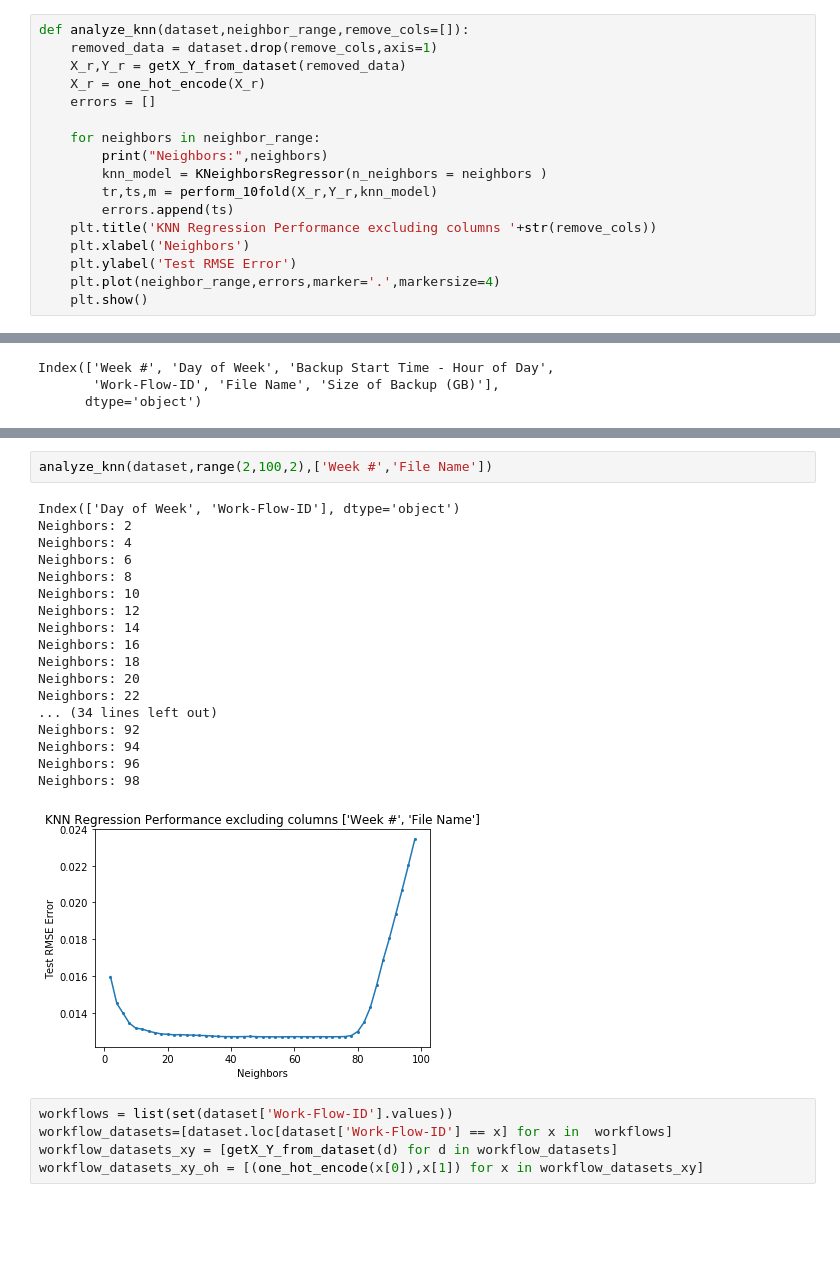
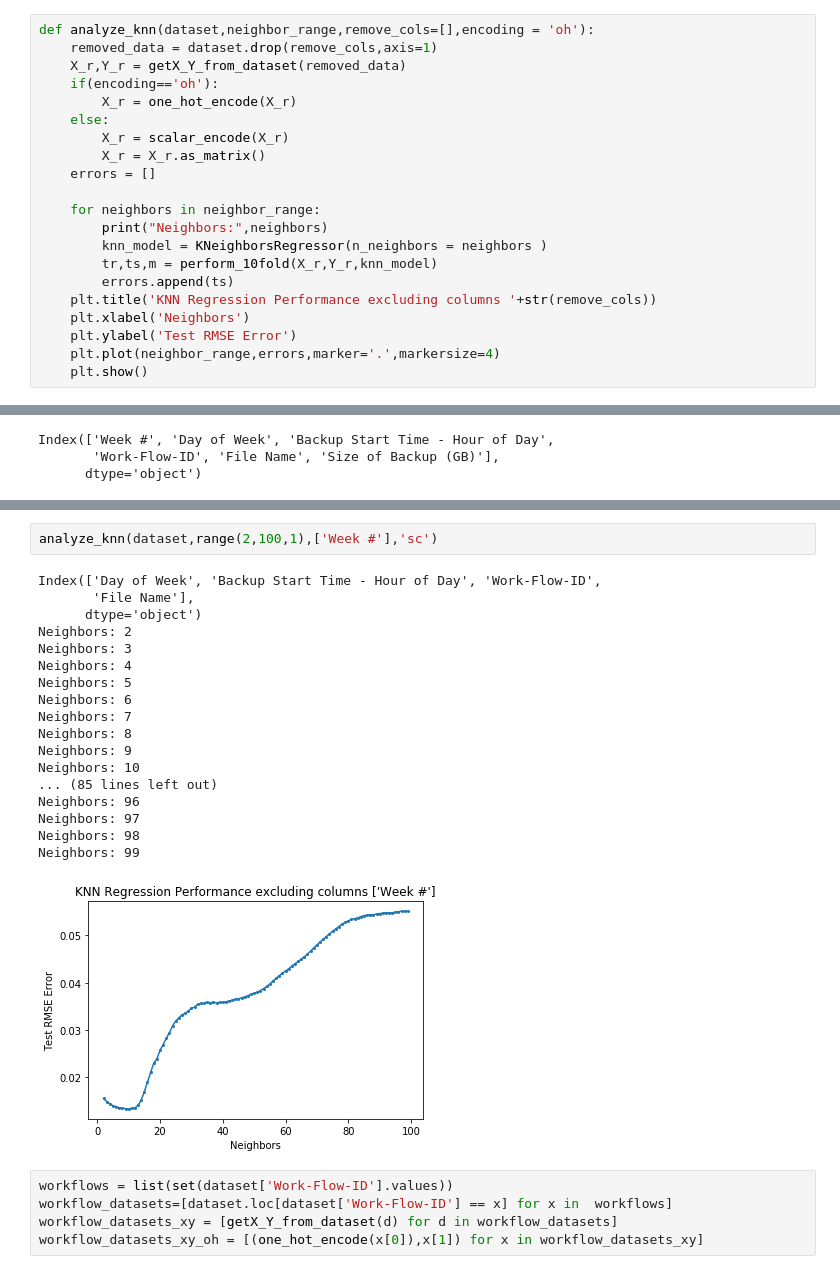
Before and after one commit to TSatyaVasanthReddy/RegressionAnalysis, a Jupyter notebook: code_satya.ipynb, the cells around one changed output, grey strips where cells are left out. Saved outputs shown, nothing was run; the diff lists cells and outputs as text; blank space fills up the shorter version.

```diff
--- a/code_satya.ipynb
+++ b/code_satya.ipynb
@@ -197,10 +154,14 @@ Index(['Week #', 'Day of Week', 'Backup Start Time - Hour of Day',
        'Work-Flow-ID', 'File Name', 'Size of Backup (GB)'],
       dtype='object')
 # %%
-def analyze_knn(dataset,neighbor_range,remove_cols=[]):
+def analyze_knn(dataset,neighbor_range,remove_cols=[],encoding = 'oh'):
     removed_data = dataset.drop(remove_cols,axis=1)
     X_r,Y_r = getX_Y_from_dataset(removed_data)
-    X_r = one_hot_encode(X_r)
+    if(encoding=='oh'):
+        X_r = one_hot_encode(X_r)
+    else:
+        X_r = scalar_encode(X_r)
+        X_r = X_r.as_matrix()
     errors = []
 
     for neighbors in neighbor_range:
@@ -243,24 +309,24 @@ Index(['Week #', 'Day of Week', 'Backup Start Time - Hour of Day',
 # %%
-analyze_knn(dataset,range(2,100,2),['Week #','File Name'])
+analyze_knn(dataset,range(2,100,1),['Week #'],'sc')
 # %% [output]
-Index(['Day of Week', 'Work-Flow-ID'], dtype='object')
+Index(['Day of Week', 'Backup Start Time - Hour of Day', 'Work-Flow-ID',
+       'File Name'],
+      dtype='object')
 Neighbors: 2
+Neighbors: 3
 Neighbors: 4
+Neighbors: 5
 Neighbors: 6
+Neighbors: 7
 Neighbors: 8
+Neighbors: 9
 Neighbors: 10
-Neighbors: 12
-Neighbors: 14
-Neighbors: 16
-Neighbors: 18
-Neighbors: 20
-Neighbors: 22
-... (34 lines left out)
-Neighbors: 92
-Neighbors: 94
+... (85 lines left out)
 Neighbors: 96
+Neighbors: 97
 Neighbors: 98
+Neighbors: 99
-[figure, old version]
+[figure, new version]
 # %%
 workflows = list(set(dataset['Work-Flow-ID'].values))
 workflow_datasets=[dataset.loc[dataset['Work-Flow-ID'] == x] for x in  workflows]
```
Also changed, not shown: parts of 18 cells of this notebook, 1 other file.
